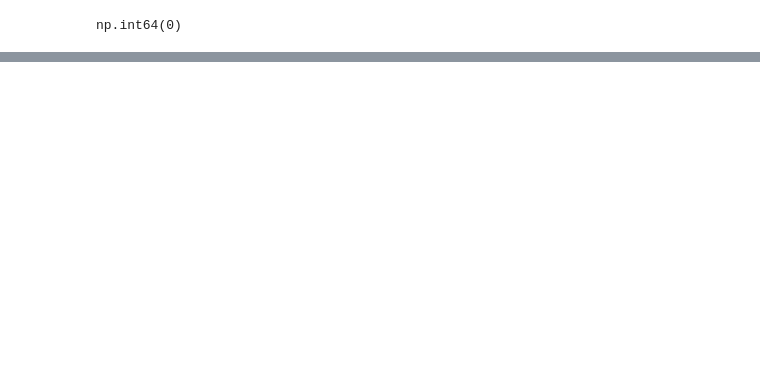
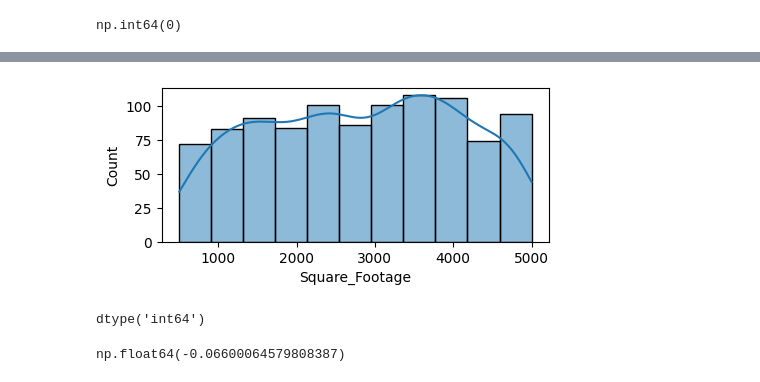
Before and after one commit to nimitha123-kd/Take-IT-Smart-Internship, a Jupyter notebook: House_Price_Regression_Proj.ipynb, the cells around one changed output, grey strips where cells are left out. Cells and saved outputs as stored; diff of their text form; code cells hidden in the pictures; blank space fills up the shorter version.

```diff
--- a/House_Price_Regression_Proj.ipynb
+++ b/House_Price_Regression_Proj.ipynb
@@ -243,0 +278,3 @@ np.int64(0)
+# %%
+data.rename(columns={"Neighborhood_Quality": "Neighborhood_Rating"}, inplace=True)
+data
@@ -243,0 +295,4 @@ np.int64(0)
+# %%
+# Merging , this creates the new column.
+data['Total_Size'] = data['Square_Footage'] + data['Lot_Size']
+data
@@ -248,0 +321,18 @@ np.int64(0)
+# %%
+# HISTOGRAM => checks the distribution.
+# Square_Footage
+plt.figure(figsize=(5,2))
+sns.histplot(data,x="Square_Footage",kde=True)
+plt.show()
+# %% [output]
+[figure, added]
+# %%
+# cheching the datatype of Square_Footage
+data.loc[: , "Square_Footage"].dtype
+# %% [output]
+dtype('int64')
+# %%
+# checking whether left/right skew  or Normal distribution.
+data.loc[ : , "Square_Footage"].skew()
+# %% [output]
+np.float64(-0.06600064579808387)
```
Also changed, not shown: parts of 44 cells of this notebook.
